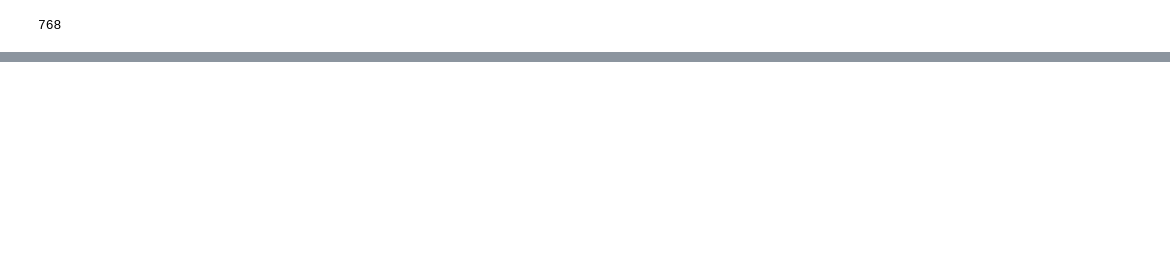
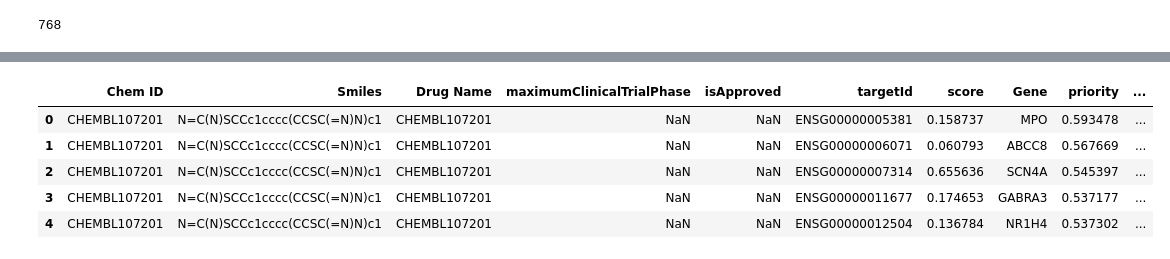
Before and after one commit to mmetalab/llm-drug-agent, a Jupyter notebook: Run_Feature_extraction.ipynb, the cells around one changed output, grey strips where cells are left out. Drawn from its saved outputs; the diff is of its cells as text; code cells hidden in the pictures; blank space fills up the shorter version.

```diff
--- a/Run_Feature_extraction.ipynb
+++ b/Run_Feature_extraction.ipynb
@@ -52,3 +53,14 @@ def extract_esm_features(sequence):
     except:
         # Return a zero vector if feature extraction fails
         return np.zeros(320)
+# %%
+import pandas as pd
+pkd_drug_candidates = pd.read_csv("D:\\Github\\llm-drug-agent\\PKDisease\\drug_target_cross_join_01042026.csv")
+pkd_drug_candidates.head()
+# %% [output]
+|  | Chem ID | Smiles | Drug Name | maximumClinicalTrialPhase | isApproved | targetId | score | Gene | priority | ... |
+| 0 | CHEMBL107201 | N=C(N)SCCc1cccc(CCSC(=N)N)c1 | CHEMBL107201 | NaN | NaN | ENSG00000005381 | 0.158737 | MPO | 0.593478 | ... |
+| 1 | CHEMBL107201 | N=C(N)SCCc1cccc(CCSC(=N)N)c1 | CHEMBL107201 | NaN | NaN | ENSG00000006071 | 0.060793 | ABCC8 | 0.567669 | ... |
+| 2 | CHEMBL107201 | N=C(N)SCCc1cccc(CCSC(=N)N)c1 | CHEMBL107201 | NaN | NaN | ENSG00000007314 | 0.655636 | SCN4A | 0.545397 | ... |
+| 3 | CHEMBL107201 | N=C(N)SCCc1cccc(CCSC(=N)N)c1 | CHEMBL107201 | NaN | NaN | ENSG00000011677 | 0.174653 | GABRA3 | 0.537177 | ... |
+| 4 | CHEMBL107201 | N=C(N)SCCc1cccc(CCSC(=N)N)c1 | CHEMBL107201 | NaN | NaN | ENSG00000012504 | 0.136784 | NR1H4 | 0.537302 | ... |
```
Also changed, not shown: parts of 3 cells of this notebook, 1 other file.
